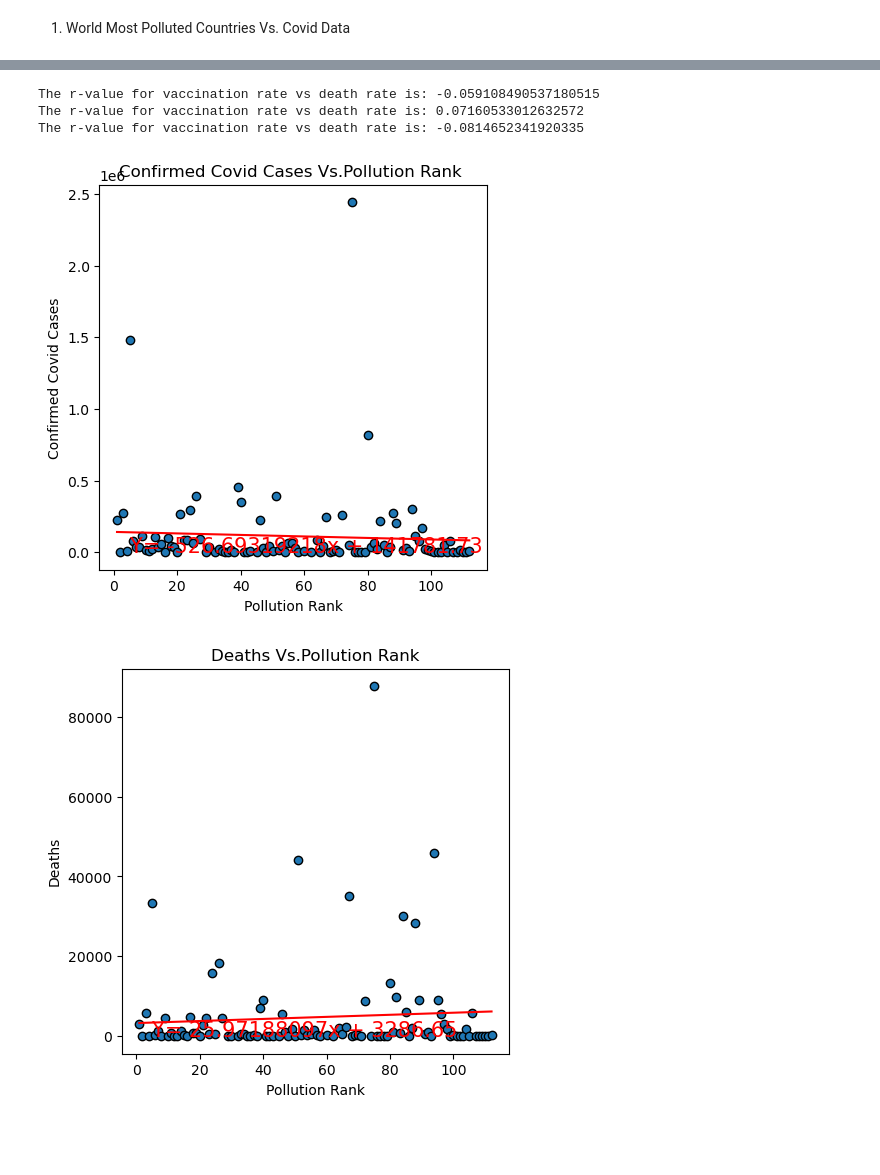
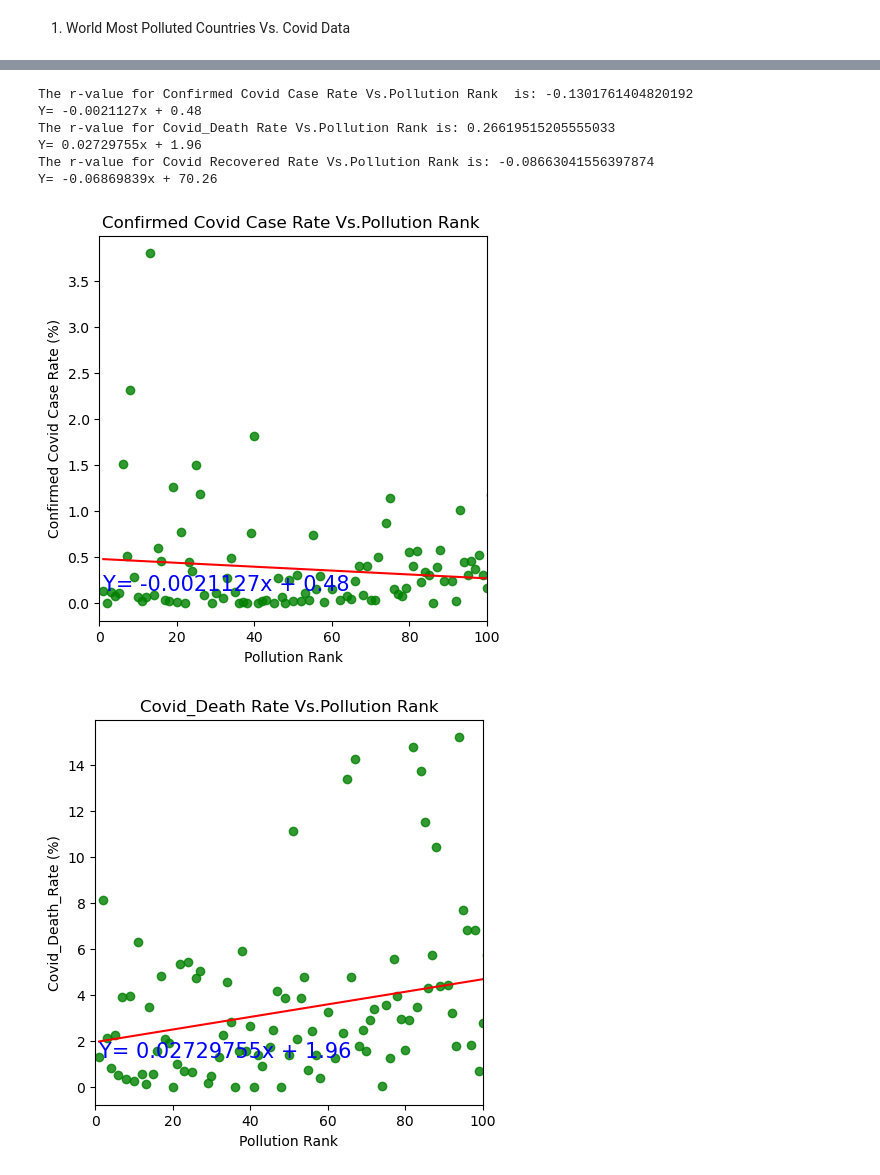
Before and after one commit to NysB/Project_1_Group_3, a Jupyter notebook: factors_covid.ipynb, the cells around one changed output, grey strips where cells are left out. Drawn from its saved outputs; the diff is of its cells as text; code cells hidden in the pictures; blank space fills up the shorter version.

```diff
--- a/factors_covid.ipynb
+++ b/factors_covid.ipynb
@@ -487,10 +470,0 @@ air_pollution_df
-# %%
-
-covid_air_pollution_df=air_pollution_df[["Pollution Rank",
-                                         "Country/Region",
-                                         "Confirmed_Covid_Case_Rate",
-                                         "Death_Rate",
-                                         "Recovered_Rate",
-                                         "Average Pollution Rate"
-                                         ]]
-covid_air_pollution_df
@@ -517,51 +477,57 @@ def Linear_R_plot(data_x, data_y, title, xlabel, ylabel, filename):
     plt.figure(figsize=(5,5))
     plt.tight_layout()
     plt.xlabel(xlabel)
     plt.ylabel(ylabel)
     plt.title(title)
-    #plt.xlim(0, 100)
+    plt.xlim(0, 100)
 
-    plt.scatter(data_x,data_y,marker="o",edgecolors="black")
+    plt.scatter(data_x,data_y,alpha=0.8,c="green",marker="o")
+
 
     ## Add linear regression
 
     (slope, intercept, rvalues, pvalue, stderr) = st.linregress(data_x, data_y)
     regress_values = data_x * slope + intercept
     line_eq = "Y= " + str(round(slope,8)) + "x + " + str(round(intercept,2))
-    print("The r-value for vaccination rate vs death rate is: " + str(rvalues))
+    print(f"The r-value for {title} is: {str(rvalues)}")
+    print(line_eq)
     plt.plot(data_x, regress_values, "r-")
-    plt.annotate(line_eq, xy=(5,22),fontsize = 15, color = "red")
+    plt.annotate(line_eq,(data_x.head(1),data_y.head(1)),fontsize = 15,color = "blue")
     plt.savefig(filename)
+
 
 ## Scatter plot for Confirmed Covid Cases Vs.Pollution Rank
 
 Linear_R_plot(covid_air_pollution_df["Pollution Rank"],
-              covid_air_pollution_df["Confirmed_Covid_Cases"],
-              "Confirmed Covid Cases Vs.Pollution Rank ",
+              covid_air_pollution_df["Confirmed_Covid_Case_Rate"],
+              "Confirmed Covid Case Rate Vs.Pollution Rank ",
               "Pollution Rank",
-              "Confirmed Covid Cases",
-              "Confirmed Covid Cases Vs.Pollution Rank.png")
+              "Confirmed Covid Case Rate (%)",
+              "AirPollutionPics/Confirmed Covid Cases Vs.Pollution Rank.png")
 
 ## Scatter plot for Deaths Vs.Pollution Rank
 
 Linear_R_plot(covid_air_pollution_df["Pollution Rank"],
-              covid_air_pollution_df["Deaths"],
-              "Deaths Vs.Pollution Rank",
+              covid_air_pollution_df["Covid_Death_Rate"],
+              "Covid_Death Rate Vs.Pollution Rank",
               "Pollution Rank",
-              "Deaths",
-              "Deaths Vs.Pollution rank.png")
+              "Covid_Death_Rate (%)",
+              "AirPollutionPics/Deaths Vs.Pollution rank.png")
 
 ## Scatter plot for Recovered Covid Cases Vs.Pollution Rank
 
 Linear_R_plot(covid_air_pollution_df["Pollution Rank"],
-              covid_air_pollution_df["Recovered_Covid_Cases"],
-              "Recovered_Covid_Cases Vs.Pollution Rank",
+              covid_air_pollution_df["Covid_Recovered_Rate"],
+              "Covid Recovered Rate Vs.Pollution Rank",
               "Pollution Rank",
-              "Recovered_Covid_Cases",
-              "Recovered_Covid_Cases Vs.Pollution Rank.png")
+              "Covid Recovered Rate (%)",
+              "AirPollutionPics/Covid Recovered Rate Vs.Pollution Rank.png")
 # %% [output]
-The r-value for vaccination rate vs death rate is: -0.059108490537180515
-The r-value for vaccination rate vs death rate is: 0.07160533012632572
-The r-value for vaccination rate vs death rate is: -0.0814652341920335
+The r-value for Confirmed Covid Case Rate Vs.Pollution Rank  is: -0.1301761404820192
+Y= -0.0021127x + 0.48
+The r-value for Covid_Death Rate Vs.Pollution Rank is: 0.26619515205555033
+Y= 0.02729755x + 1.96
+The r-value for Covid Recovered Rate Vs.Pollution Rank is: -0.08663041556397874
+Y= -0.06869839x + 70.26
-[figure, old version]
+[figure, new version]
-[figure, old version]
+[figure, new version]
```
Also changed, not shown: parts of 15 cells of this notebook, 4 other files.
